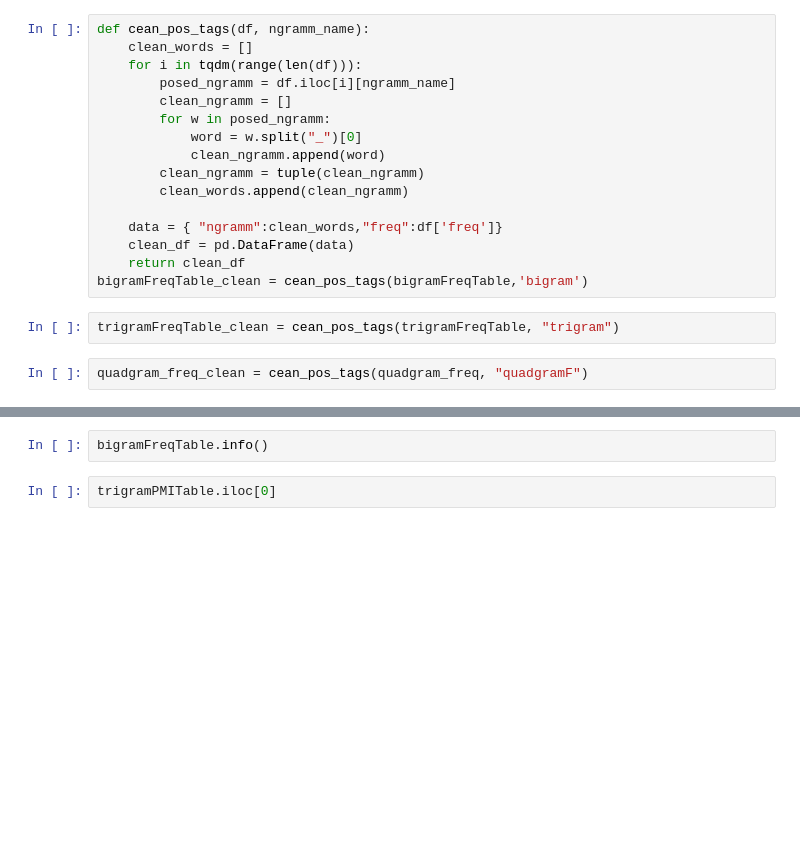
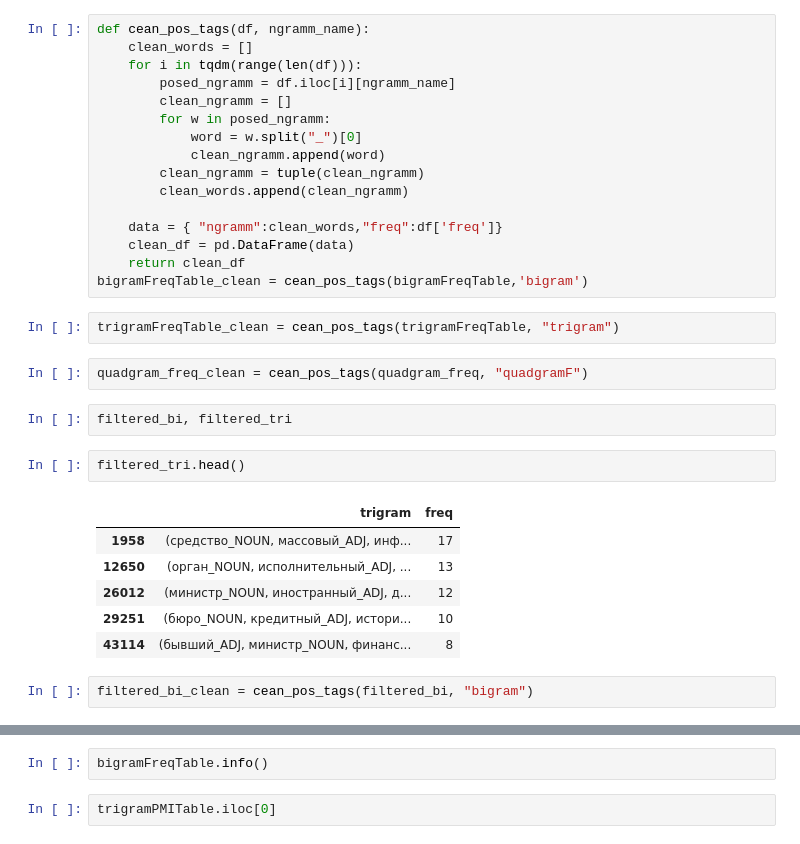
Before and after one commit to bbkjunior/Autotutor, a Jupyter notebook: improved_approach/colloc/get_collocations_calcuate_vectors.ipynb, the cells around one changed output, grey strips where cells are left out. Saved outputs shown, nothing was run; the diff lists cells and outputs as text; blank space fills up the shorter version.

```diff
--- a/improved_approach/colloc/get_collocations_calcuate_vectors.ipynb
+++ b/improved_approach/colloc/get_collocations_calcuate_vectors.ipynb
@@ -46,3 +46,16 @@ bigramFreqTable_clean = cean_pos_tags(bigramFreqTable,'bigram')
 trigramFreqTable_clean = cean_pos_tags(trigramFreqTable, "trigram")
 # %%
 quadgram_freq_clean = cean_pos_tags(quadgram_freq, "quadgramF")
+# %%
+filtered_bi, filtered_tri
+# %%
+filtered_tri.head()
+# %% [output]
+|  | trigram | freq |
+| 1958 | (средство_NOUN, массовый_ADJ, инф... | 17 |
+| 12650 | (орган_NOUN, исполнительный_ADJ, ... | 13 |
+| 26012 | (министр_NOUN, иностранный_ADJ, д... | 12 |
+| 29251 | (бюро_NOUN, кредитный_ADJ, истори... | 10 |
+| 43114 | (бывший_ADJ, министр_NOUN, финанс... | 8 |
+# %%
+filtered_bi_clean = cean_pos_tags(filtered_bi, "bigram")
```
Also changed, not shown: parts of 26 cells of this notebook, 11 other files.
